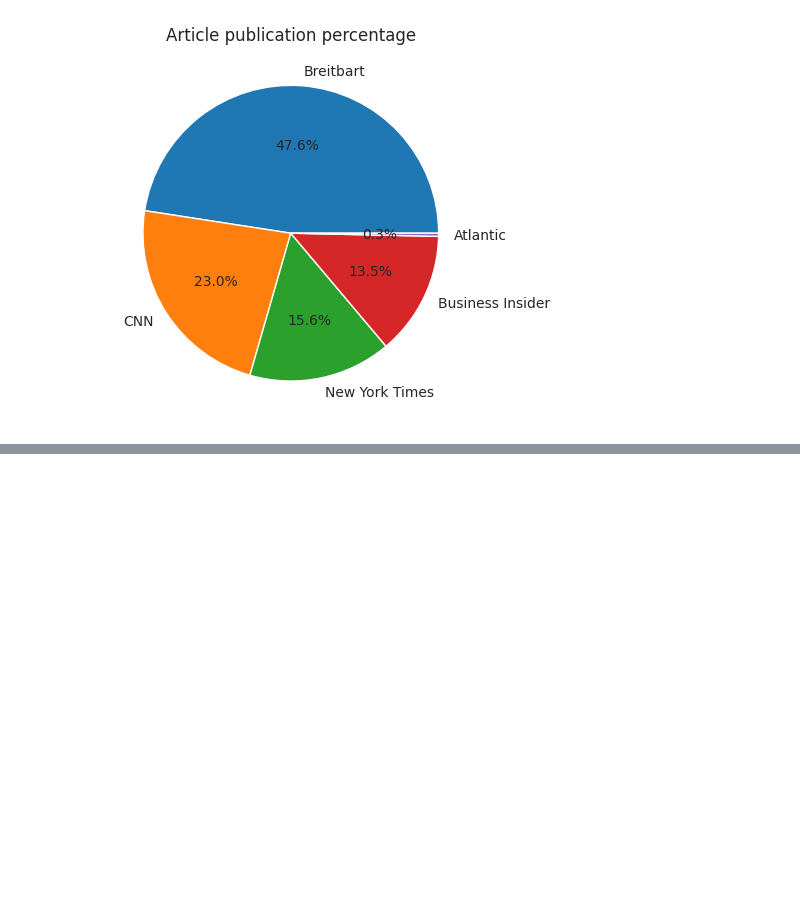
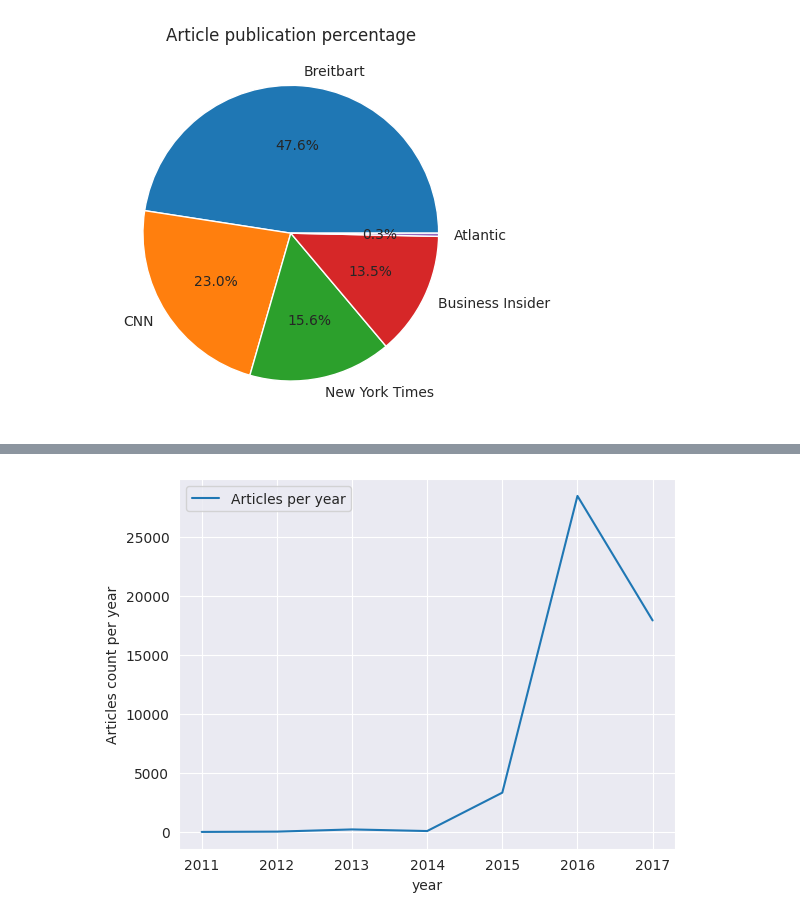
Before and after one commit to xSupernovaa/NLP-Topic-Modelling, a Jupyter notebook: EDA.ipynb, the cells around one changed output, grey strips where cells are left out. Saved outputs shown, nothing was run; the diff lists cells and outputs as text; code cells hidden in the pictures; blank space fills up the shorter version.

```diff
--- a/EDA.ipynb
+++ b/EDA.ipynb
@@ -88,0 +112,7 @@ plt.show()
+# %%
+sns.lineplot(x= year_value_counts.index, y= year_value_counts.values, label = "Articles per year")
+plt.xlabel( 'year')
+plt.ylabel('Articles count per year')
+plt.show()
+# %% [output]
+[figure, added]
```
Also changed, not shown: parts of 20 cells of this notebook.
